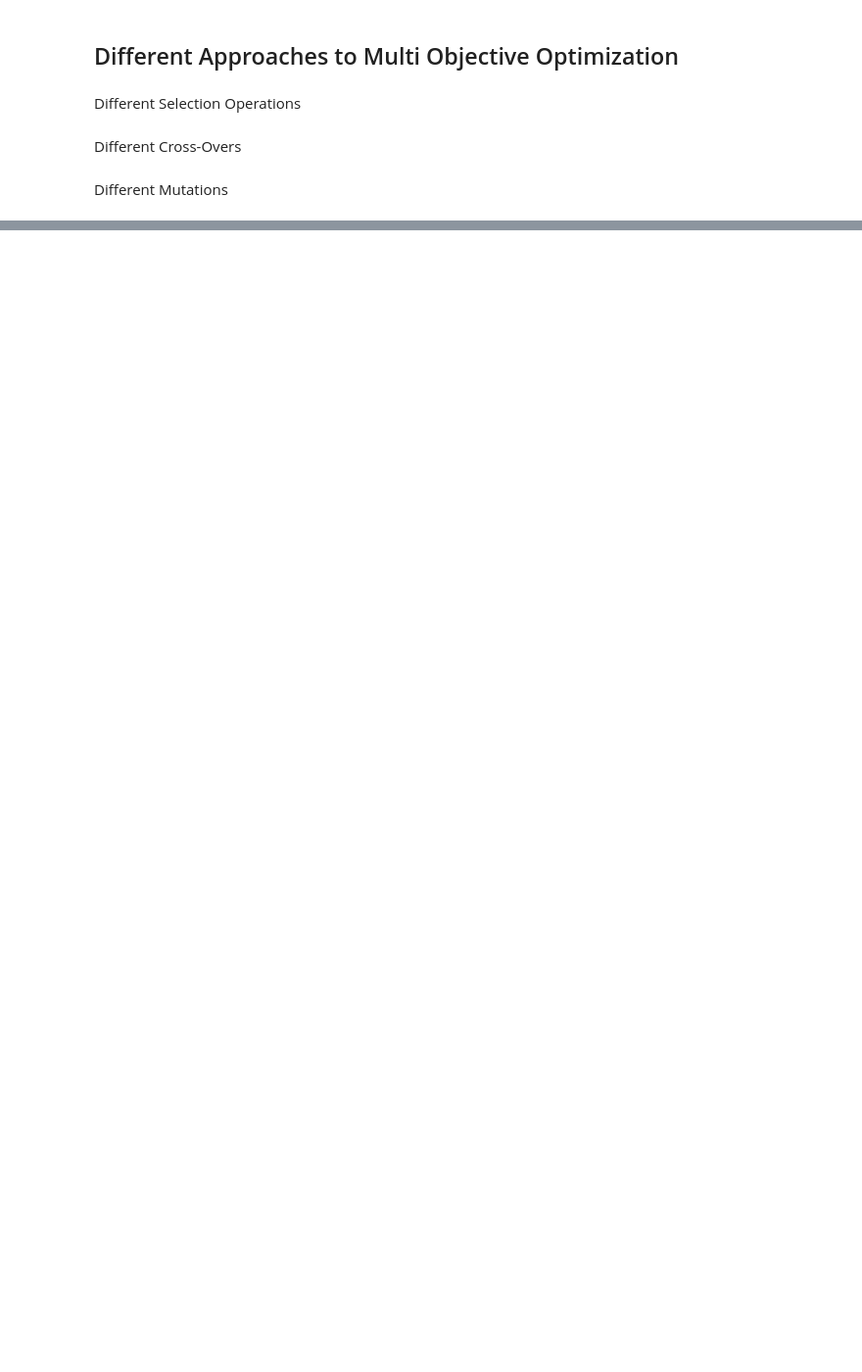
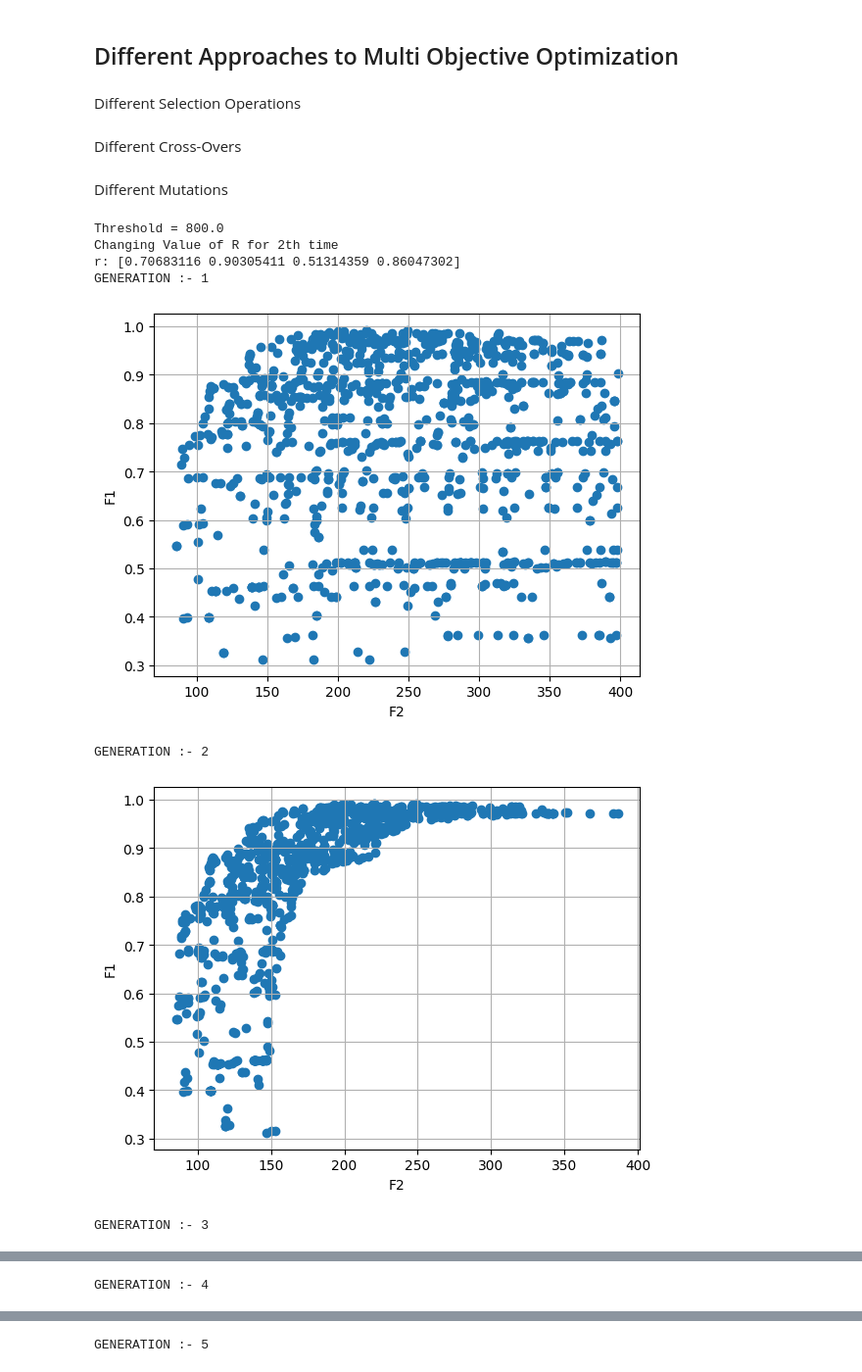
Before and after one commit to Adityagitorbit/System_Reliability_Optimization_of_Power_Plant, a Jupyter notebook: notebook/NSGA_II_Approachs.ipynb, the cells around one changed output, grey strips where cells are left out. Shown at 98% size. Drawn from its saved outputs; the diff is of its cells as text; code cells hidden in the pictures; blank space fills up the shorter version.

```diff
--- a/notebook/NSGA_II_Approachs.ipynb
+++ b/notebook/NSGA_II_Approachs.ipynb
@@ -8,7 +8,7 @@ import math as m
 import sys
 # %%
 # Global Variables
-r = [0.67627906, 0.7422058,  0.54350261, 0.8023511]
+r = []
 w = [6,6,8,7]
 v = [1,2,3,2]
 alpha = [1, 2.3, 0.3, 2.3]
@@ -833,32 +372,41 @@ for i in range(100):
             if value == first_f1_point:
                 counter += 1 # Found different value
 
     if counter >= threshold or first_counter >= threshold:
         print(f"Convergence reached after {i+1} generations as there are {threshold} same values")
         break
 
     pareto_optimal_front_values = Non_dominated_sorting_fitness_calculation_2(function_values)
     #print(pareto_optimal_front_values)
     crowding_distance_calculation_values = Crowding_distance_calculation(pareto_optimal_front_values)
     #print(crowding_distance_calculation_values)
-    final_selected_values = Binary_Tournament_Selection(function_values, pareto_optimal_front_values, crowding_distance_calculation_values,
+    final_selected_values = Elitism_Selection(function_values, pareto_optimal_front_values, crowding_distance_calculation_values,
                                                 population_size, population)
     population = final_selected_values
     offspring_population = sbx_Crossover(population, lows=variable_lower_bound, highs=variable_upper_bound)
     offspring_population = polynomial_Mutation(offspring_population,  lows=variable_lower_bound, highs=variable_upper_bound)
-    population = New_generations_Binary_Tournament_Selection(population, offspring_population)
+    population = New_generations_Elitism_Selection(population, offspring_population)
     #print(population)
     x = []
     y = []
     for i in function_values:
         x.append(i[0])
         y.append(i[1])
     #plt.figure(figsize=(8, 6))
     #plt.xlim(50, 300)  # Limit x-axis from 0 to 6
     #plt.ylim(0.9, 0.99)  # Limit y-axis from 0 to 6
 
     plt.scatter(y,x)
     plt.ylabel("F1")
     plt.xlabel("F2")
     plt.grid()
     plt.show()
+# %% [output]
+Threshold = 800.0
+Changing Value of R for 2th time
+r: [0.70683116 0.90305411 0.51314359 0.86047302]
+GENERATION :- 1
+[figure, added]
+GENERATION :- 2
+[figure, added]
+GENERATION :- 3
@@ -864,0 +414 @@ for i in range(100):
+GENERATION :- 4
@@ -864,0 +416 @@ for i in range(100):
+GENERATION :- 5
```
Also changed, not shown: parts of 103 cells of this notebook.
